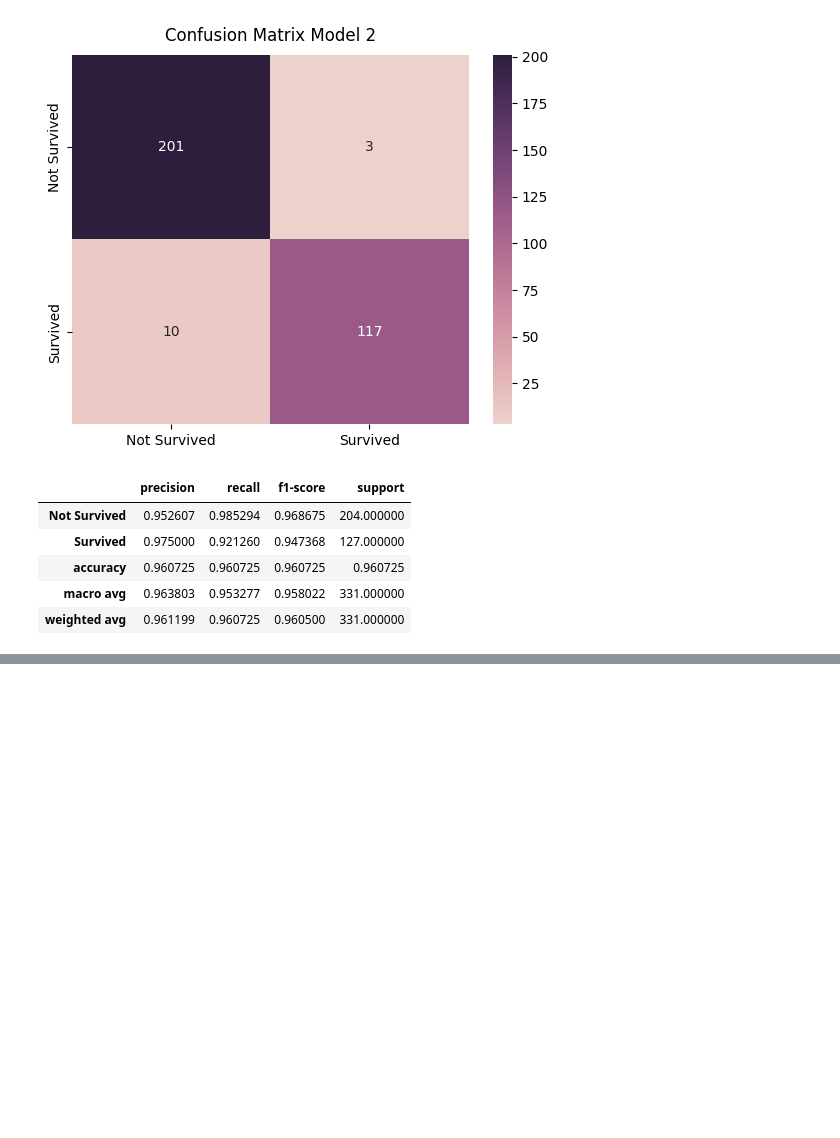
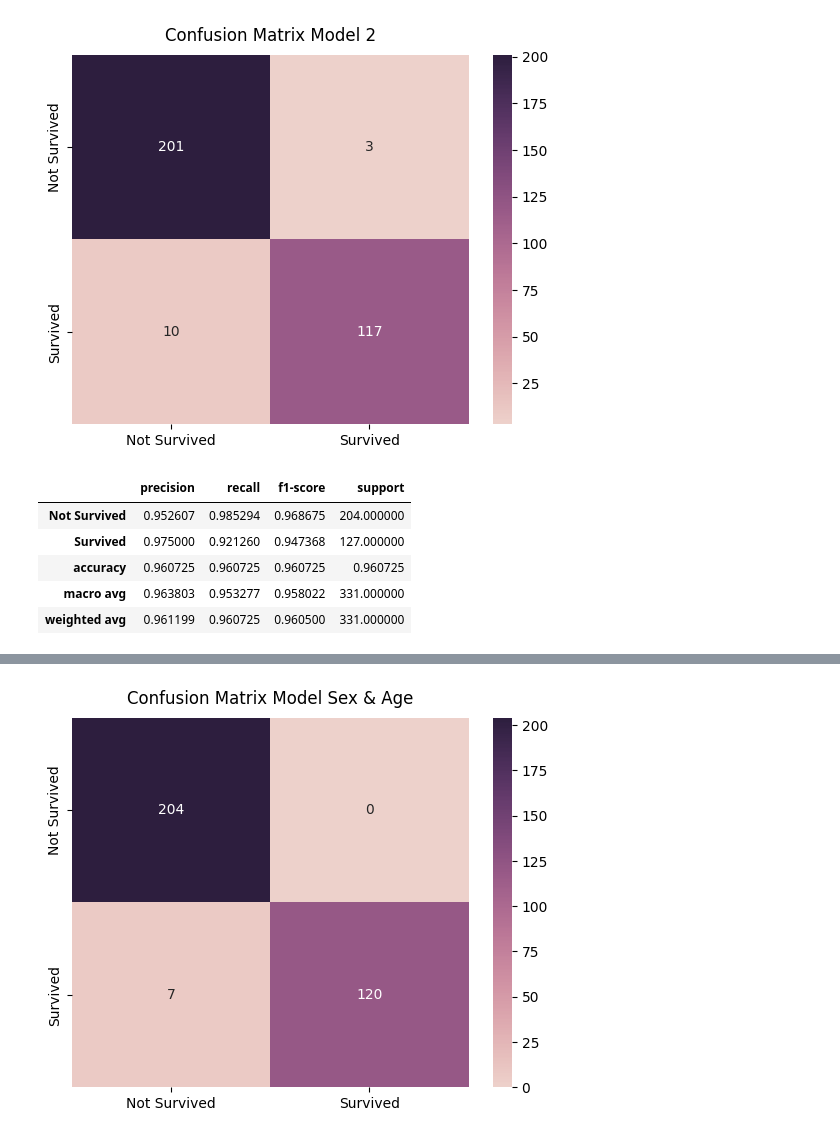
Before and after one commit to WawanWidiantara/Single-Layer-Perceptron, a Jupyter notebook: Single-Layer-Perceptron/slp.ipynb, the cells around one changed output, grey strips where cells are left out. Drawn from its saved outputs; the diff is of its cells as text; code cells hidden in the pictures; blank space fills up the shorter version.

```diff
--- a/Single-Layer-Perceptron/slp.ipynb
+++ b/Single-Layer-Perceptron/slp.ipynb
@@ -243,0 +290,13 @@ pd.DataFrame(model2_report).transpose()
+# %%
+# data train 2 kolom
+x_train_2col = train_normalize.iloc[:, 2:4].values
+y_train_2col = train_normalize.iloc[:, -1].values
+
+# data test 2 kolom
+x_test_2col = test_normalize.iloc[:, 2:4].values
+y_test_2col = test_normalize.iloc[:, -1].values
+# %%
+input_size = x_train_2col.shape[1]
+perceptron_2col = SingleLayerPerceptron(input_size, learning_rate=lr, epochs=epochs)
+perceptron_2col.train(x_train_2col, y_train_2col)
+pred_2col = perceptron_2col.predict(x_test_2col)
@@ -243,0 +321,5 @@ pd.DataFrame(model2_report).transpose()
+# %%
+model_cf_2col = confusion_matrix(y_test_2col, pred_2col)
+plot_cm(model_cf_2col, 'Model Sex & Age')
+# %% [output]
+[figure, added]
```
Also changed, not shown: parts of 13 cells of this notebook, 3 other files.
